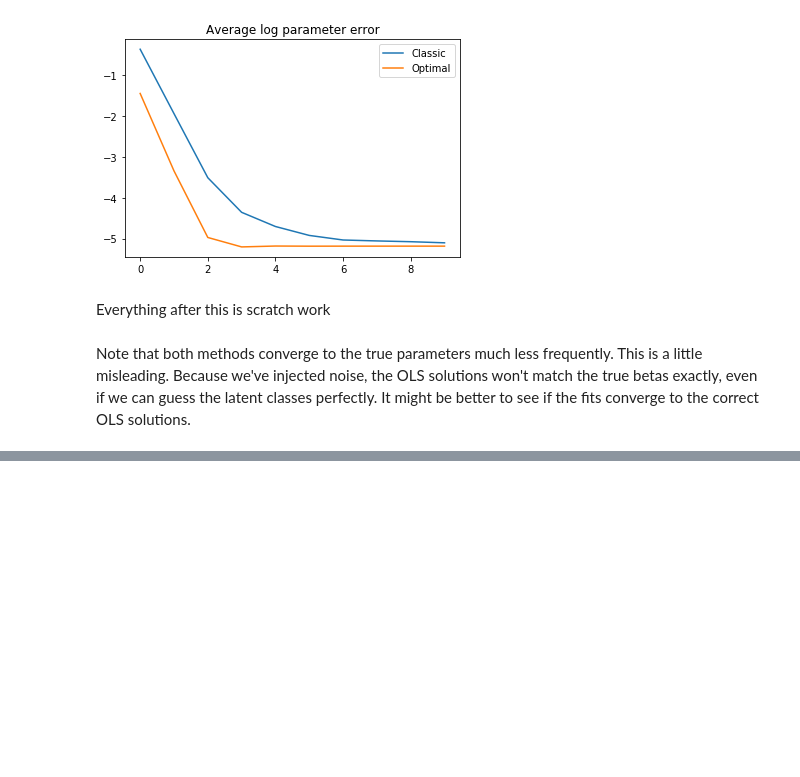
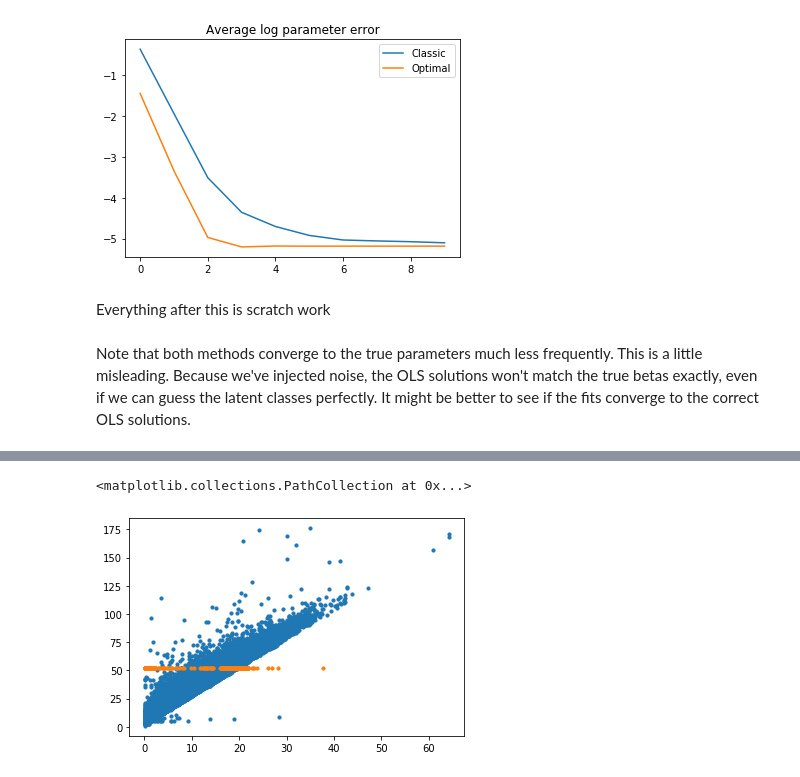
Before and after one commit to ahopen/math-tools-final-project, a Jupyter notebook: final_project_notebook.ipynb, the cells around one changed output, grey strips where cells are left out. Cells and saved outputs as stored; diff of their text form; code cells hidden in the pictures; blank space fills up the shorter version.

```diff
--- a/final_project_notebook.ipynb
+++ b/final_project_notebook.ipynb
@@ -300,5 +301,6 @@ green = pd.read_csv('green19.csv')
 green_small = green.query('trip_distance > 0 & trip_distance  <=100 & \
                     total_amount > 0 & total_amount <= 200 & \
                     (RatecodeID == 1 | RatecodeID == 2)')
-green_small = green_small.filter(items = ['RatecodeID', 'trip_distance', 'fare_amount'])
+strange_idx = green_small[(green_small.trip_distance > 1) & (green_small.fare_amount < 5)].index
+green_small = green_small.filter(items = ['RatecodeID', 'trip_distance', 'fare_amount']).drop(strange_idx).drop_duplicates()
 green_small.head()
@@ -305,2 +314,6 @@ green_small.head()
 # %%
-plt.scatter(green_small.trip_distance[green_small.RatecodeID==1], green_small.fare_amount[green_small.RatecodeID==1])
+plt.scatter(green_small.trip_distance[green_small.RatecodeID==1], green_small.fare_amount[green_small.RatecodeID==1], s=10)
+plt.scatter(green_small.trip_distance[green_small.RatecodeID==2], green_small.fare_amount[green_small.RatecodeID==2], s=10)
+# %% [output]
+<matplotlib.collections.PathCollection at 0x...>
+[figure, added]
```
Also changed, not shown: parts of 17 cells of this notebook.
